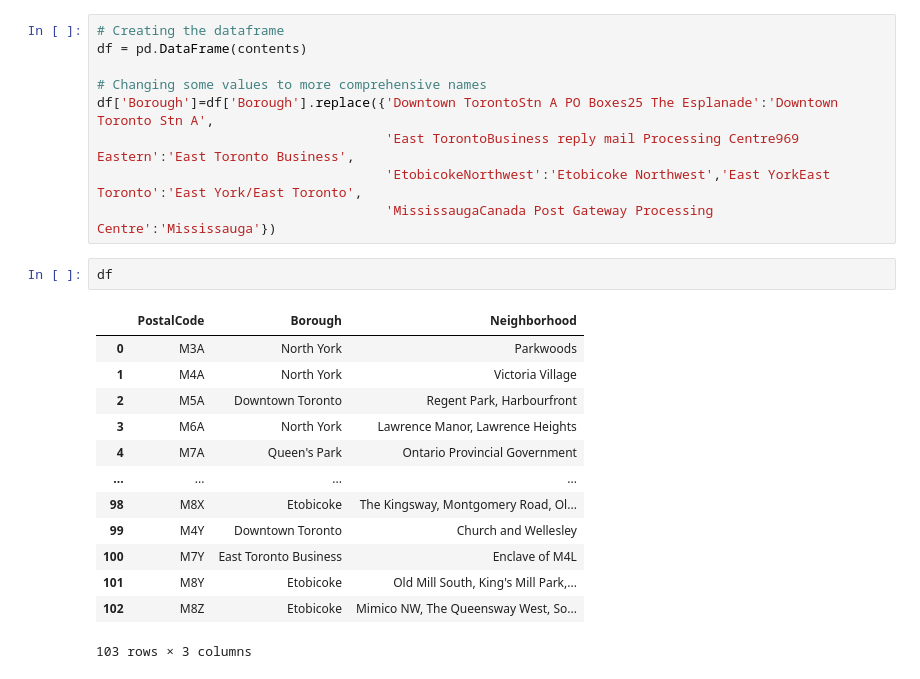
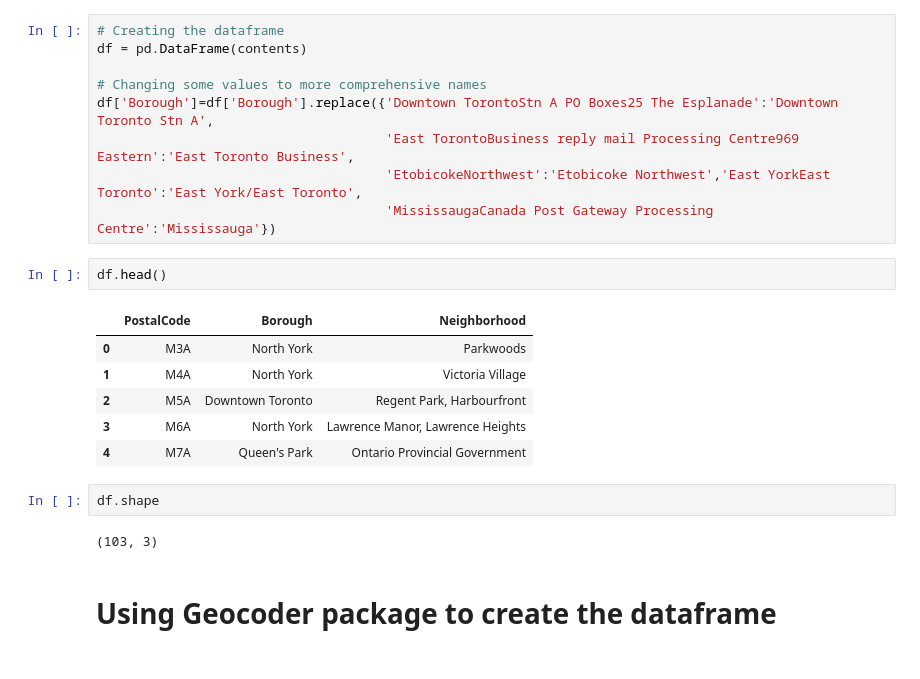
Before and after one commit to dipeshmerai/dipeshmerai, a Jupyter notebook: Dipesh Clustering and Segmentation Assignment.ipynb, the cells around one changed output. Cells and saved outputs as stored; diff of their text form.

```diff
--- a/Dipesh Clustering and Segmentation Assignment.ipynb
+++ b/Dipesh Clustering and Segmentation Assignment.ipynb
@@ -37,18 +37,17 @@ df['Borough']=df['Borough'].replace({'Downtown TorontoStn A PO Boxes25 The Espla
                                      'EtobicokeNorthwest':'Etobicoke Northwest','East YorkEast Toronto':'East York/East Toronto',
                                      'MississaugaCanada Post Gateway Processing Centre':'Mississauga'})
 # %%
-df
+df.head()
 # %% [output]
 |  | PostalCode | Borough | Neighborhood |
 | 0 | M3A | North York | Parkwoods |
 | 1 | M4A | North York | Victoria Village |
 | 2 | M5A | Downtown Toronto | Regent Park, Harbourfront |
 | 3 | M6A | North York | Lawrence Manor, Lawrence Heights |
 | 4 | M7A | Queen's Park | Ontario Provincial Government |
-| ... | ... | ... | ... |
-| 98 | M8X | Etobicoke | The Kingsway, Montgomery Road, Ol... |
-| 99 | M4Y | Downtown Toronto | Church and Wellesley |
-| 100 | M7Y | East Toronto Business | Enclave of M4L |
-| 101 | M8Y | Etobicoke | Old Mill South, King's Mill Park,... |
-| 102 | M8Z | Etobicoke | Mimico NW, The Queensway West, So... |
-103 rows × 3 columns
+# %%
+df.shape
+# %% [output]
+(103, 3)
+# %% [markdown]
+# Using Geocoder package to create the dataframe
```
Also changed, not shown: parts of 5 cells of this notebook.
